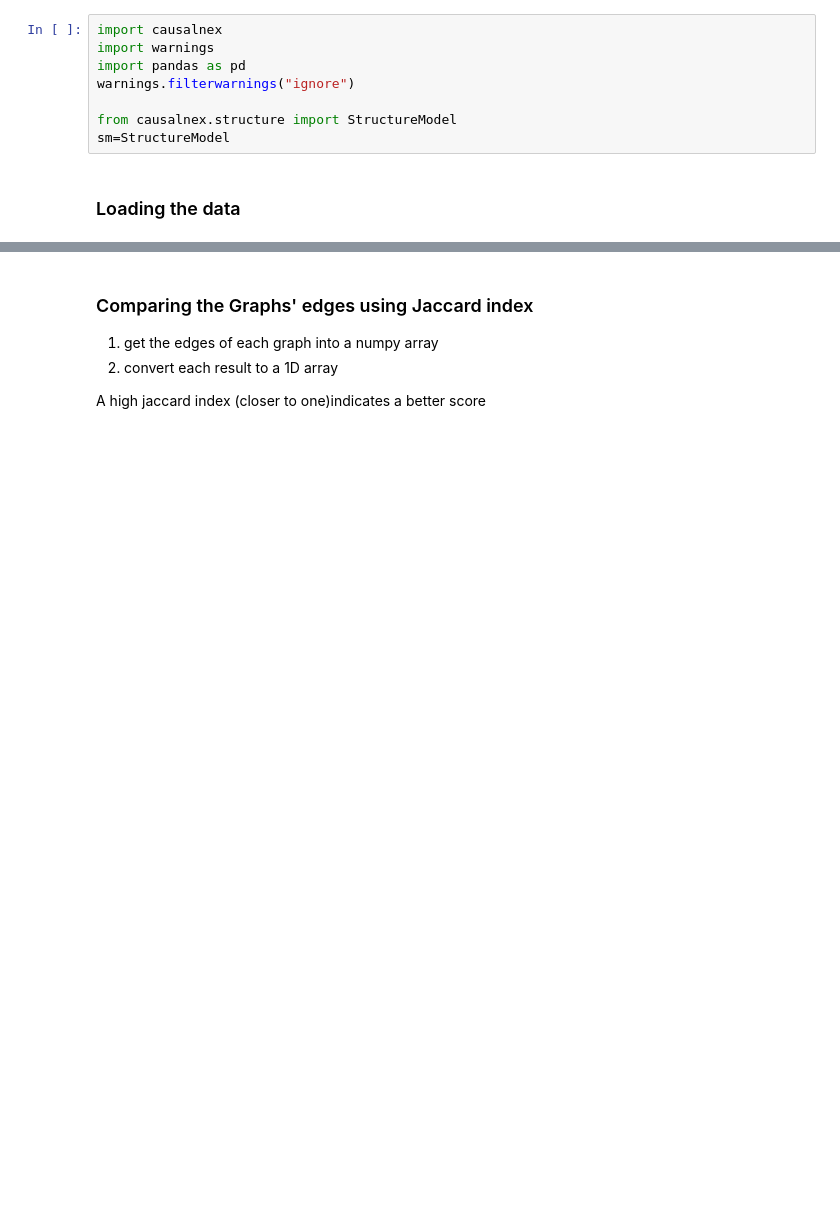
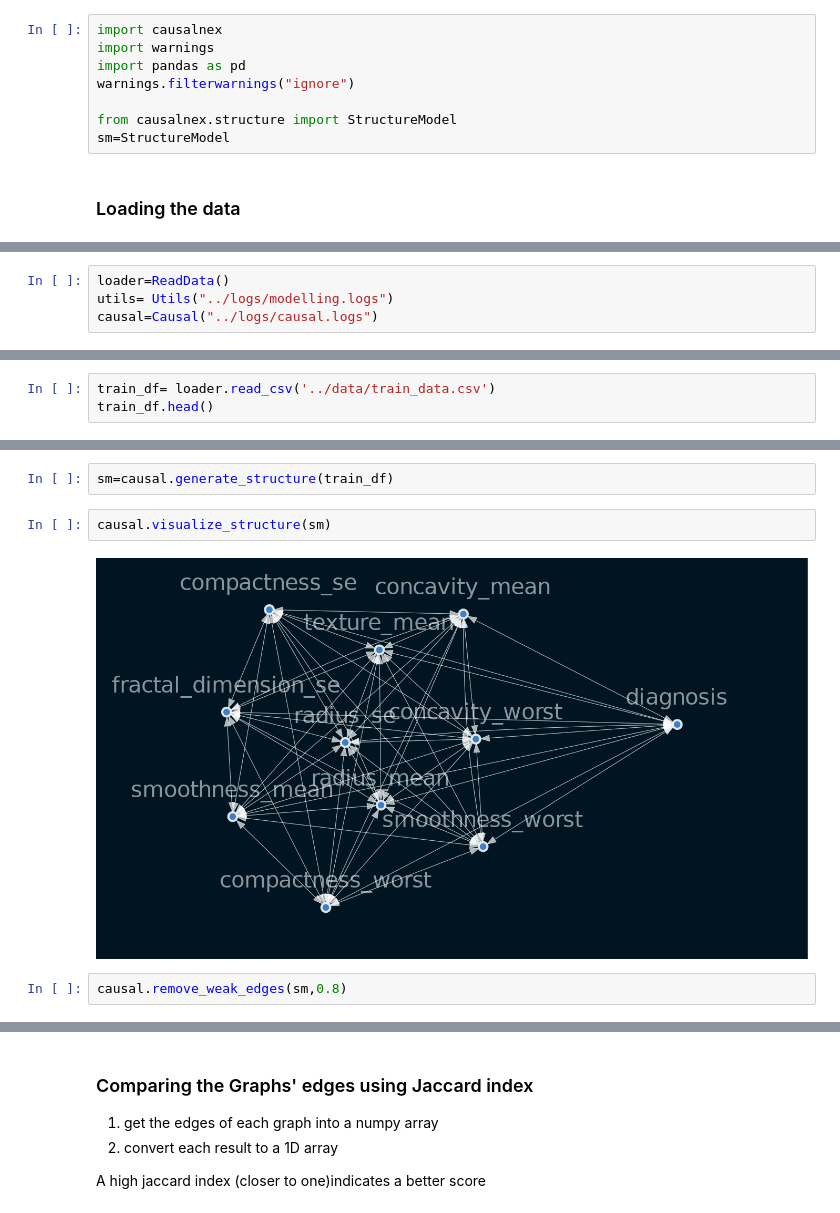
Before and after one commit to Stella-Mutacho/Machine-Learning-with-Causal_Inference, a Jupyter notebook: notebooks/causalAnalysis.ipynb, the cells around one changed output, grey strips where cells are left out. Cells and saved outputs as stored; diff of their text form; blank space fills up the shorter version.

```diff
--- a/notebooks/causalAnalysis.ipynb
+++ b/notebooks/causalAnalysis.ipynb
@@ -43,0 +60,4 @@ loader=ReadData()
+# %%
+loader=ReadData()
+utils= Utils("../logs/modelling.logs")
+causal=Causal("../logs/causal.logs")
@@ -179,0 +175,3 @@ vis_sm(sm4)
+# %%
+train_df= loader.read_csv('../data/train_data.csv')
+train_df.head()
@@ -179,0 +185,8 @@ vis_sm(sm4)
+# %%
+sm=causal.generate_structure(train_df)
+# %%
+causal.visualize_structure(sm)
+# %% [output]
+[figure, added]
+# %%
+causal.remove_weak_edges(sm,0.8)
```
Also changed, not shown: parts of 151 cells of this notebook.
